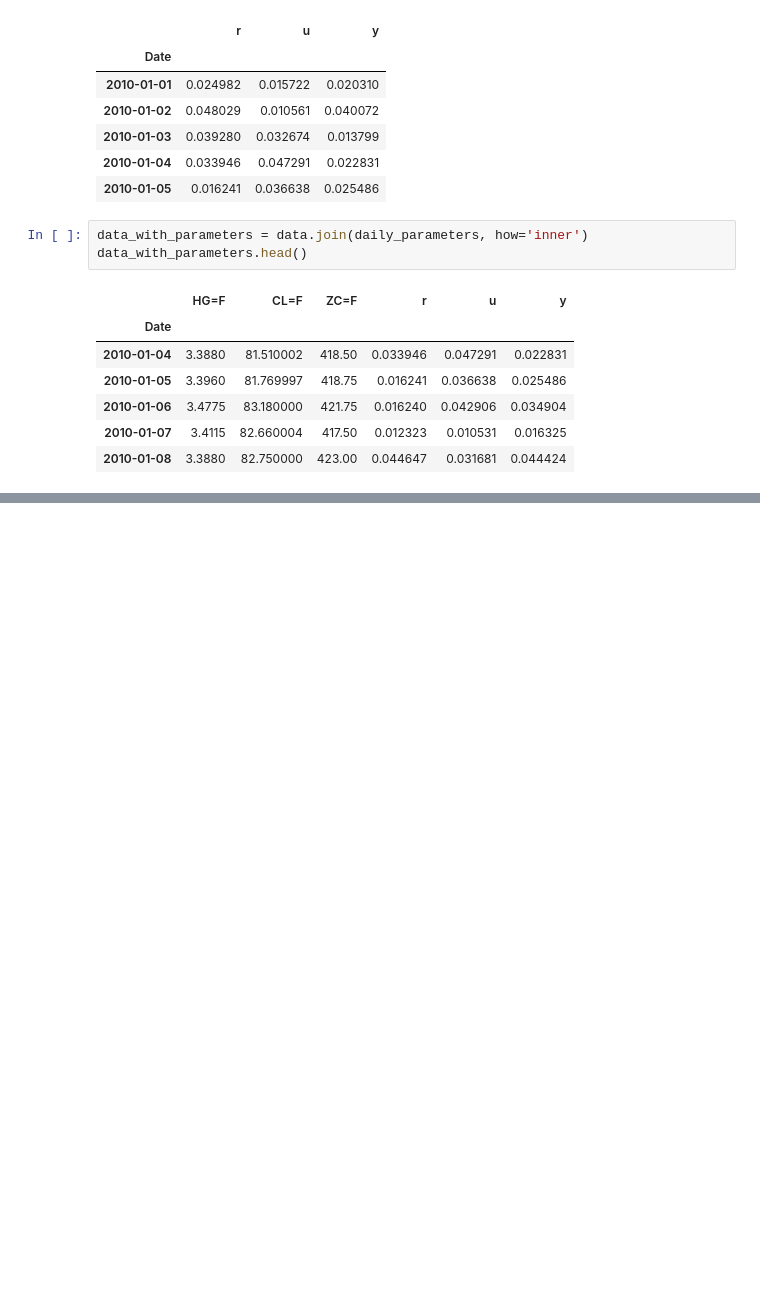
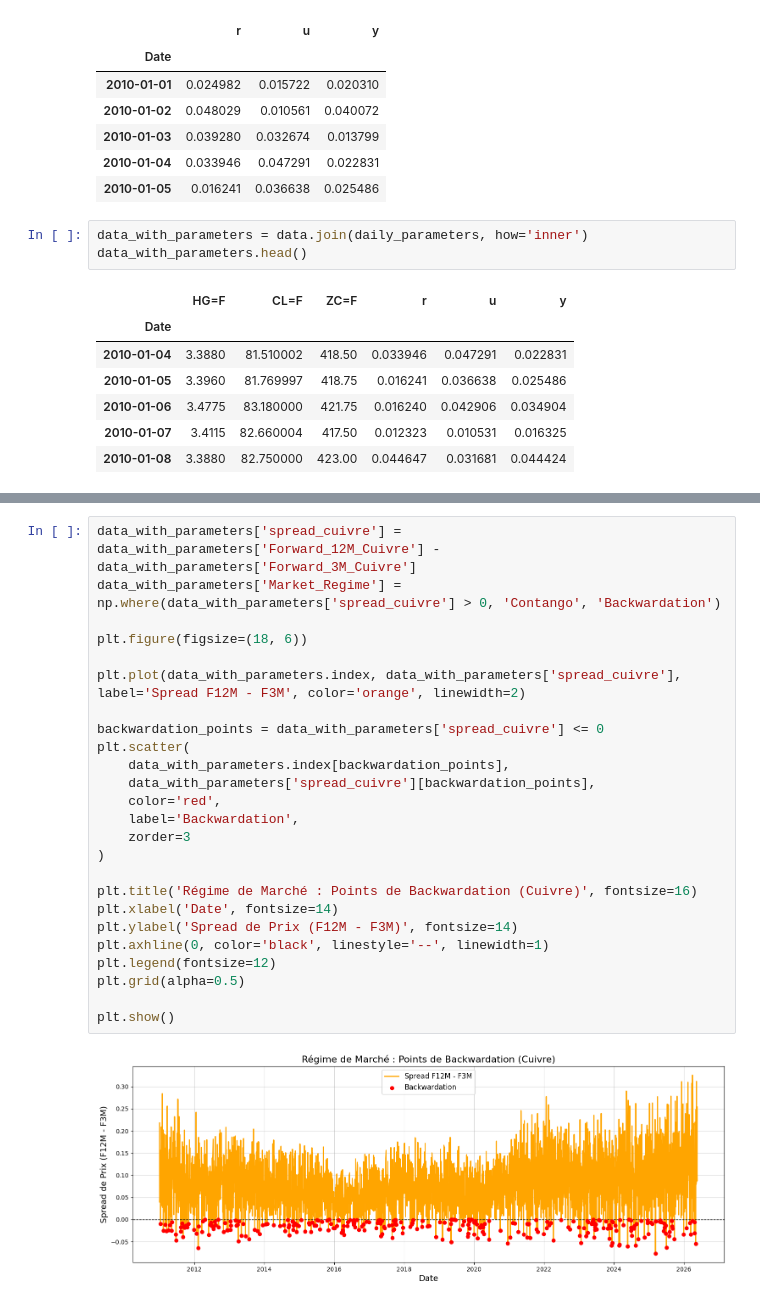
Before and after one commit to wgallon01/Derivatives, a Jupyter notebook: hedgingcommodities.ipynb, the cells around one changed output, grey strips where cells are left out. Saved outputs shown, nothing was run; the diff lists cells and outputs as text; blank space fills up the shorter version.

```diff
--- a/hedgingcommodities.ipynb
+++ b/hedgingcommodities.ipynb
@@ -156,0 +243,27 @@ data_with_parameters.head()
+# %%
+data_with_parameters['spread_cuivre'] = data_with_parameters['Forward_12M_Cuivre'] - data_with_parameters['Forward_3M_Cuivre']
+data_with_parameters['Market_Regime'] = np.where(data_with_parameters['spread_cuivre'] > 0, 'Contango', 'Backwardation')
+
+plt.figure(figsize=(18, 6))
+
+plt.plot(data_with_parameters.index, data_with_parameters['spread_cuivre'], label='Spread F12M - F3M', color='orange', linewidth=2)
+
+backwardation_points = data_with_parameters['spread_cuivre'] <= 0
+plt.scatter(
+    data_with_parameters.index[backwardation_points],
+    data_with_parameters['spread_cuivre'][backwardation_points],
+    color='red',
+    label='Backwardation',
+    zorder=3
+)
+
+plt.title('Régime de Marché : Points de Backwardation (Cuivre)', fontsize=16)
+plt.xlabel('Date', fontsize=14)
+plt.ylabel('Spread de Prix (F12M - F3M)', fontsize=14)
+plt.axhline(0, color='black', linestyle='--', linewidth=1)
+plt.legend(fontsize=12)
+plt.grid(alpha=0.5)
+
+plt.show()
+# %% [output]
+[figure, added]
```
Also changed, not shown: parts of 3 cells of this notebook.
